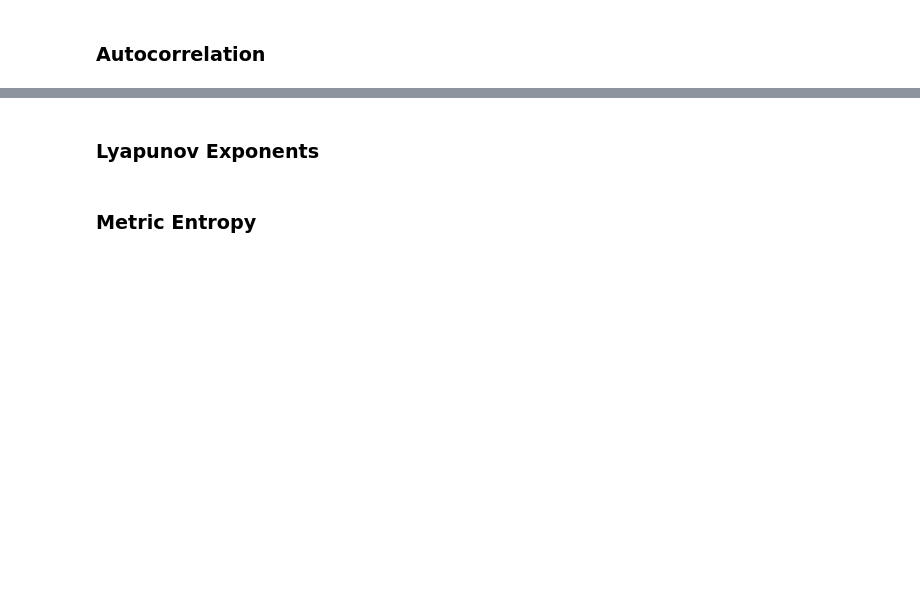
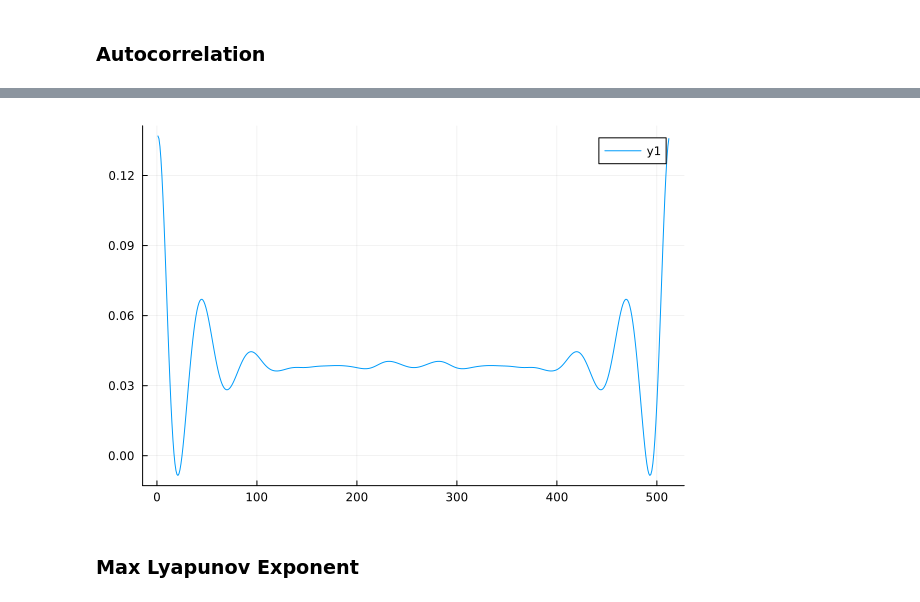
Before and after one commit to smallpondtom/LiftAndLearn.jl, a Jupyter notebook: examples/10_KSE_EP-OpInf.ipynb, the cells around one changed output, grey strips where cells are left out. Cells and saved outputs as stored; diff of their text form; code cells hidden in the pictures; blank space fills up the shorter version.

Commit message:
started on autocorr and lyapunov exponents

```diff
--- a/examples/10_KSE_EP-OpInf.ipynb
+++ b/examples/10_KSE_EP-OpInf.ipynb
@@ -459,16 +489,15 @@ end
 analyze_rse (generic function with 1 method)
 # %%
 function analyze_cr(op, ForH, model, ro)
+    num_ic_params = length(IC)
     CR_all = Array{Float64}(undef, length(ro), model.Pdim)
-    num_ic_params = length(IC)
+    CR = Vector{Float64}(undef, num_ic_params)
 
     @showprogress for i in eachindex(model.μs)
         for (j,r) in enumerate(ro)
-            CR = Vector{Float64}(undef, num_ic_params)
-
             for (ct, ic) in enumerate(IC)
                 Fextract = LnL.extractF(op[i].F, r)
-                CR[ct], _ =  LnL.constraintResidual(Fextract, r, ForH)
+                CR[ct] =  LnL.constraintResidual(Fextract, r, ForH; with_mmt=false)
             end
             CR_all[j, i] = mean(CR)
         end
@@ -482,7 +511,7 @@ function fom_CR(op, ForH, model)
     CR = Array{Float64}(undef, model.Pdim)
     @showprogress for i in 1:length(model.μs)
         F_full = op[i].F
-        CR[i], _ = LnL.constraintResidual(F_full, size(F_full, 1), ForH)
+        CR[i] = LnL.constraintResidual(F_full, size(F_full, 1), ForH; with_mmt=false)
     end
     return CR
 end
@@ -837,0 +916,5 @@ save(resultfile, RES);
+# %%
+# FOM
+RES["train_AC"][:fom] = analyze_autocorr(KSE, DATA["Xtr_all"], DATA["IC_train"]);
+# %%
+foo = RES["train_AC"][:fom][1] / norm(RES["train_AC"][:fom][1])
@@ -837,0 +939,4 @@ save(resultfile, RES);
+# %%
+plot(foo)
+# %% [output]
+[figure, added]
@@ -838,4 +949,2 @@ save(resultfile, RES);
 # %% [markdown]
-### Lyapunov Exponents
+### Max Lyapunov Exponent
-# %% [markdown]
-### Metric Entropy
```
Also changed, not shown: parts of 22 cells of this notebook, 5 other files.
